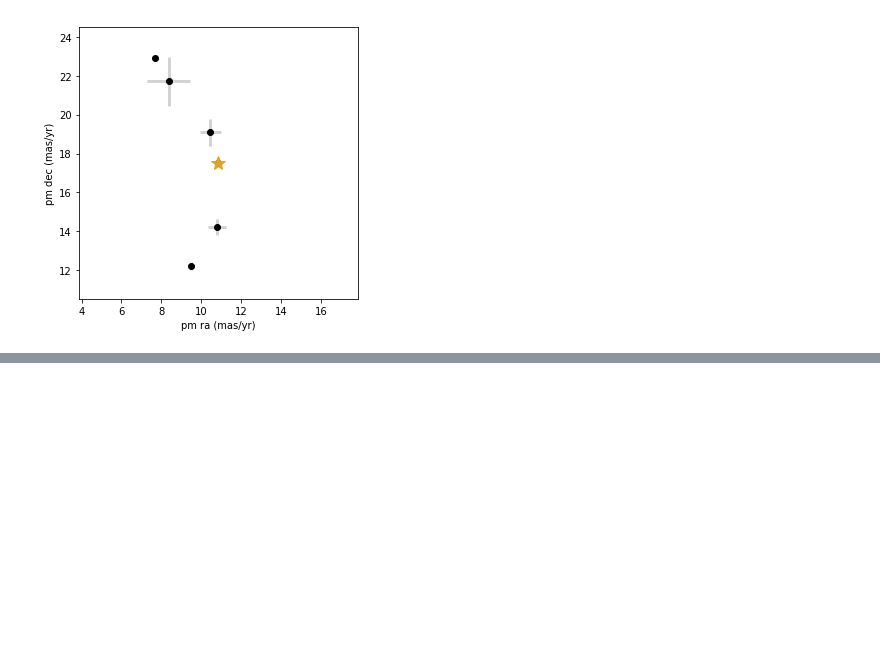
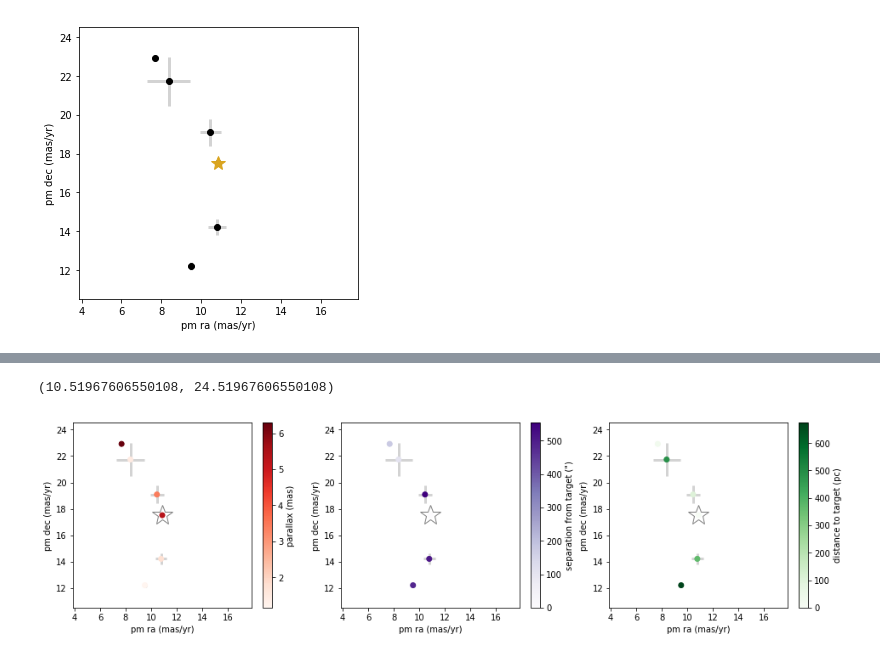
Before and after one commit to isabelangelo/SubSaturnSimulation, a Jupyter notebook: binary_search/proper_motion_plot.ipynb, the cells around one changed output, grey strips where cells are left out. Saved outputs shown, nothing was run; the diff lists cells and outputs as text; code cells hidden in the pictures; blank space fills up the shorter version.

```diff
--- a/binary_search/proper_motion_plot.ipynb
+++ b/binary_search/proper_motion_plot.ipynb
@@ -198,0 +246,63 @@ plt.ylim(host_star['pmdec'].to_numpy()[0]-7,host_star['pmdec'].to_numpy()[0]+7)
+# %%
+plt.figure(figsize=(16,4))
+# color code according to parallax (distance)
+plt.subplot(131)
+scatter_kwargs = {"zorder":100}
+error_kwargs = {"lw":.5, "zorder":0}
+
+plt.plot(host_pmra, host_pmdec,\
+         '*', markersize=25,color='grey',fillstyle='none', markeredgecolor='grey')
+plt.scatter(pmra, pmdec, c=plx, cmap='Reds',alpha=1, **scatter_kwargs)
+plt.errorbar(pmra, pmdec, yerr=pmdec_error, xerr=pmra_error, \
+             ecolor='lightgray', elinewidth=3, fmt='none', marker='none', mew=0, **error_kwargs)
+
+plt.colorbar(label='parallax (mas)')
+plt.xlabel('pm ra (mas/yr)')
+plt.ylabel('pm dec (mas/yr)')
+plt.xlim(host_star['pmra'].to_numpy()[0]-7,host_star['pmra'].to_numpy()[0]+7)
+plt.ylim(host_star['pmdec'].to_numpy()[0]-7,host_star['pmdec'].to_numpy()[0]+7)
+
+# color code according to separation on the sky
+plt.subplot(132)
+
+scatter_kwargs = {"zorder":100}
+error_kwargs = {"lw":.5, "zorder":1}
+star_kwargs = {"zorder":0}
+
+plt.plot(host_pmra, host_pmdec,\
+         '*', markersize=25,color='white',fillstyle='full', \
+         markeredgecolor='grey', **star_kwargs)
+plt.scatter(pmra, pmdec, c=sep, cmap='Purples', **scatter_kwargs)
+plt.errorbar(pmra, pmdec, yerr=pmdec_error, xerr=pmra_error, \
+             ecolor='lightgray', elinewidth=3, fmt='none', marker='none', mew=0, **error_kwargs)
+
+
+plt.colorbar(label='separation from target (")')
+plt.xlabel('pm ra (mas/yr)')
+plt.ylabel('pm dec (mas/yr)')
+plt.xlim(host_star['pmra'].to_numpy()[0]-7,host_star['pmra'].to_numpy()[0]+7)
+plt.ylim(host_star['pmdec'].to_numpy()[0]-7,host_star['pmdec'].to_numpy()[0]+7)
+
+# color code according to separation on the sky
+plt.subplot(133)
+
+scatter_kwargs = {"zorder":100}
+error_kwargs = {"lw":.5, "zorder":1}
+star_kwargs = {"zorder":0}
+
+plt.plot(host_pmra, host_pmdec,\
+         '*', markersize=25,color='white',fillstyle='full', \
+         markeredgecolor='grey', **star_kwargs)
+plt.scatter(pmra, pmdec, c=distance, cmap='Greens', **scatter_kwargs)
+plt.errorbar(pmra, pmdec, yerr=pmdec_error, xerr=pmra_error, \
+             ecolor='lightgray', elinewidth=3, fmt='none', marker='none', mew=0, **error_kwargs)
+
+
+plt.colorbar(label='distance to target (pc)')
+plt.xlabel('pm ra (mas/yr)')
+plt.ylabel('pm dec (mas/yr)')
+plt.xlim(host_star['pmra'].to_numpy()[0]-7,host_star['pmra'].to_numpy()[0]+7)
+plt.ylim(host_star['pmdec'].to_numpy()[0]-7,host_star['pmdec'].to_numpy()[0]+7)
+# %% [output]
+(10.51967606550108, 24.51967606550108)
+[figure, added]
```
Also changed, not shown: parts of 10 cells of this notebook, 8 other files.
